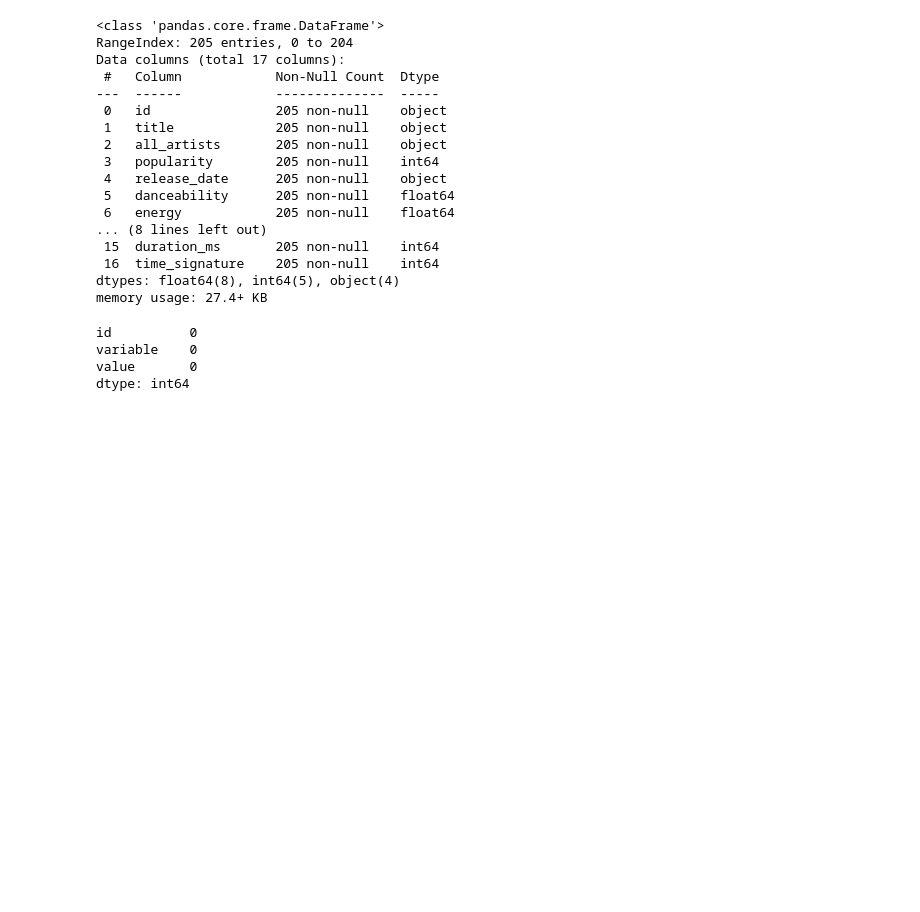
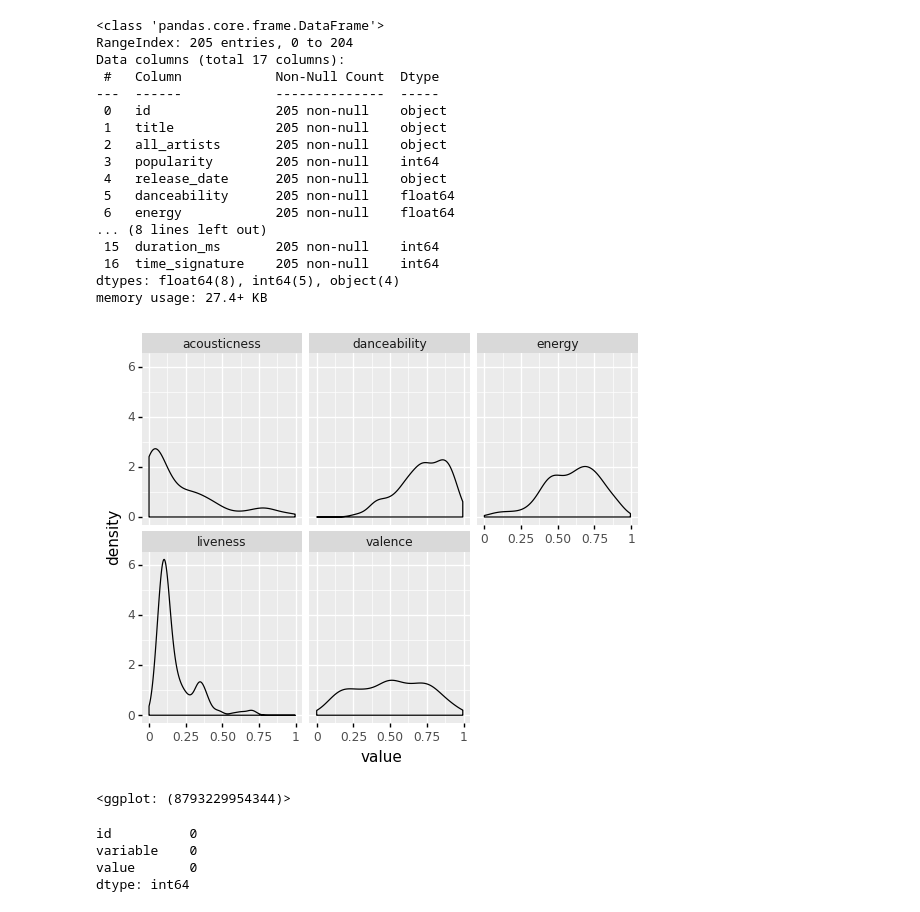
Before and after one commit to s-helal/tiktokify, a Jupyter notebook: graphs.ipynb, the cells around one changed output. Saved outputs shown, nothing was run; the diff lists cells and outputs as text; code cells hidden in the pictures; blank space fills up the shorter version.

Commit message:
facet working for variables with values 0 to 1

```diff
--- a/graphs.ipynb
+++ b/graphs.ipynb
@@ -82,6 +82,18 @@ Data columns (total 17 columns):
  16  time_signature    205 non-null    int64
 dtypes: float64(8), int64(5), object(4)
 memory usage: 27.4+ KB
+# %%
+quant01 = ['danceability', 'energy',
+    'acousticness', 'liveness',
+       'valence']
+facetdf01 = pd.melt(data, id_vars=['id'], value_vars=quant01)
+gg = p9.ggplot(facetdf01, p9.aes(x='value'))
+gg += p9.geom_density()
+gg += p9.facet_wrap('~variable')
+gg
+# %% [output]
+[figure, added]
+<ggplot: (8793229954344)>
 # %%
 quantitative = ['popularity','danceability', 'energy', 'key',
        'loudness', 'mode', 'acousticness', 'instrumentalness', 'liveness',
```
